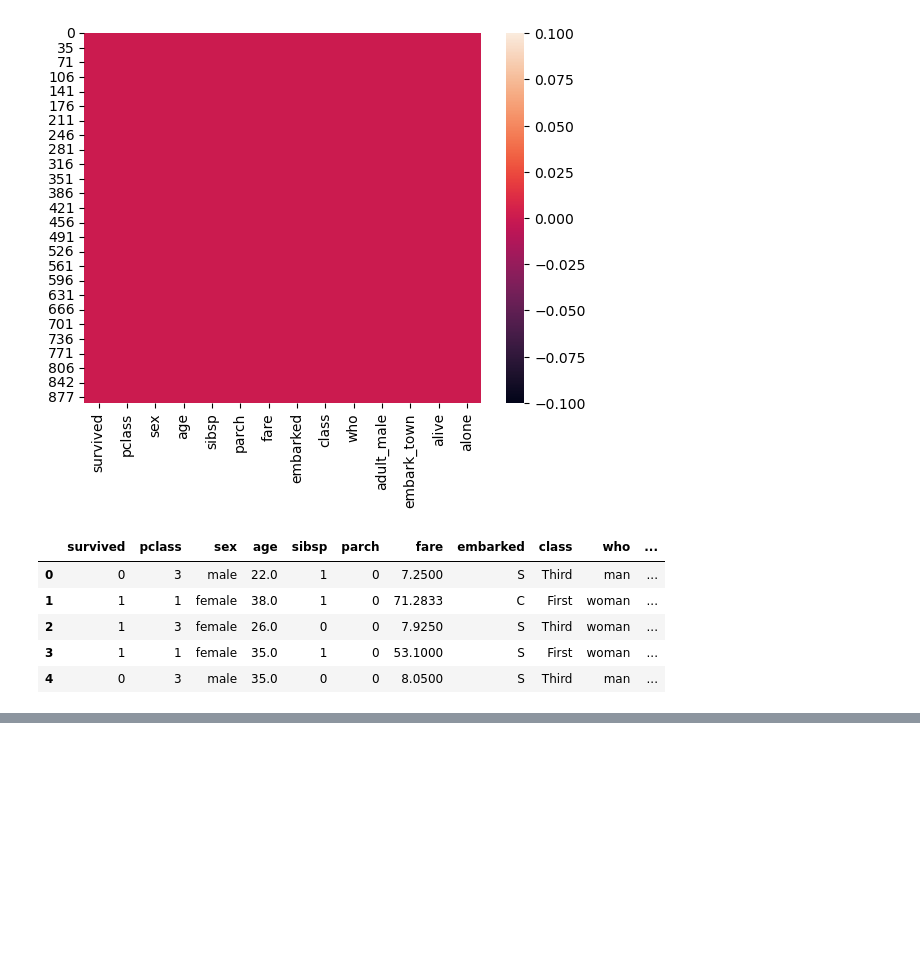
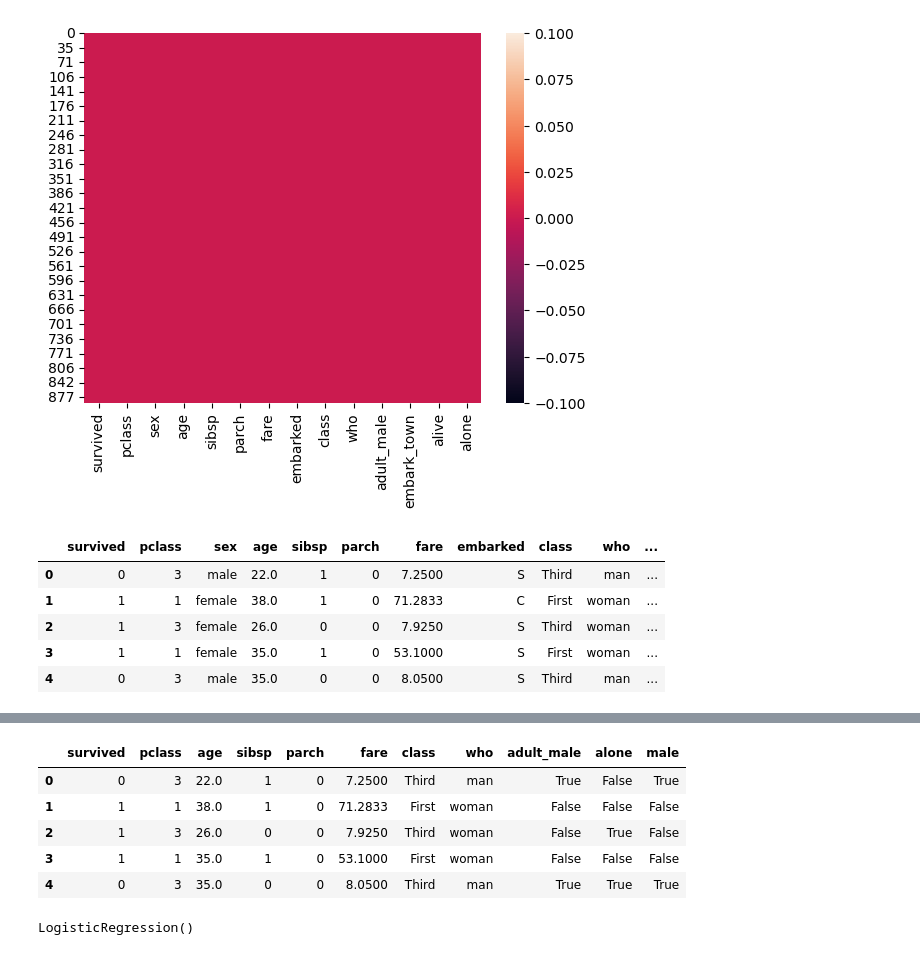
Before and after one commit to abhayas/DataScience, a Jupyter notebook: Titanic/Titanic.ipynb, the cells around one changed output, grey strips where cells are left out. Cells and saved outputs as stored; diff of their text form; code cells hidden in the pictures; blank space fills up the shorter version.

Commit message:
Cleaned data and implemented logistic regression model

```diff
--- a/Titanic/Titanic.ipynb
+++ b/Titanic/Titanic.ipynb
@@ -105,0 +168,2 @@ df1.head()
+# %%
+df1.drop(["alive", "embark_town"], axis=1, inplace=True)
@@ -105,0 +179,6 @@ df1.head()
+# %%
+sex = pd.get_dummies(df1["sex"], drop_first=True)
+# %%
+df1 = pd.concat([df1,sex], axis=1)
+df1.drop(columns=df1.columns[12], axis=1)
+df1.head()
@@ -105,0 +192,11 @@ df1.head()
+# %%
+df1.drop(columns=["sex","embarked"], inplace=True)
+# %%
+df1.head()
+# %% [output]
+|  | survived | pclass | age | sibsp | parch | fare | class | who | adult_male | alone | male |
+| 0 | 0 | 3 | 22.0 | 1 | 0 | 7.2500 | Third | man | True | False | True |
+| 1 | 1 | 1 | 38.0 | 1 | 0 | 71.2833 | First | woman | False | False | False |
+| 2 | 1 | 3 | 26.0 | 0 | 0 | 7.9250 | Third | woman | False | True | False |
+| 3 | 1 | 1 | 35.0 | 1 | 0 | 53.1000 | First | woman | False | False | False |
+| 4 | 0 | 3 | 35.0 | 0 | 0 | 8.0500 | Third | man | True | True | True |
@@ -105,0 +212,4 @@ df1.head()
+# %%
+ModelL.fit(X_train, y_train)
+# %% [output]
+LogisticRegression()
```
Also changed, not shown: parts of 15 cells of this notebook, 1 other file.
